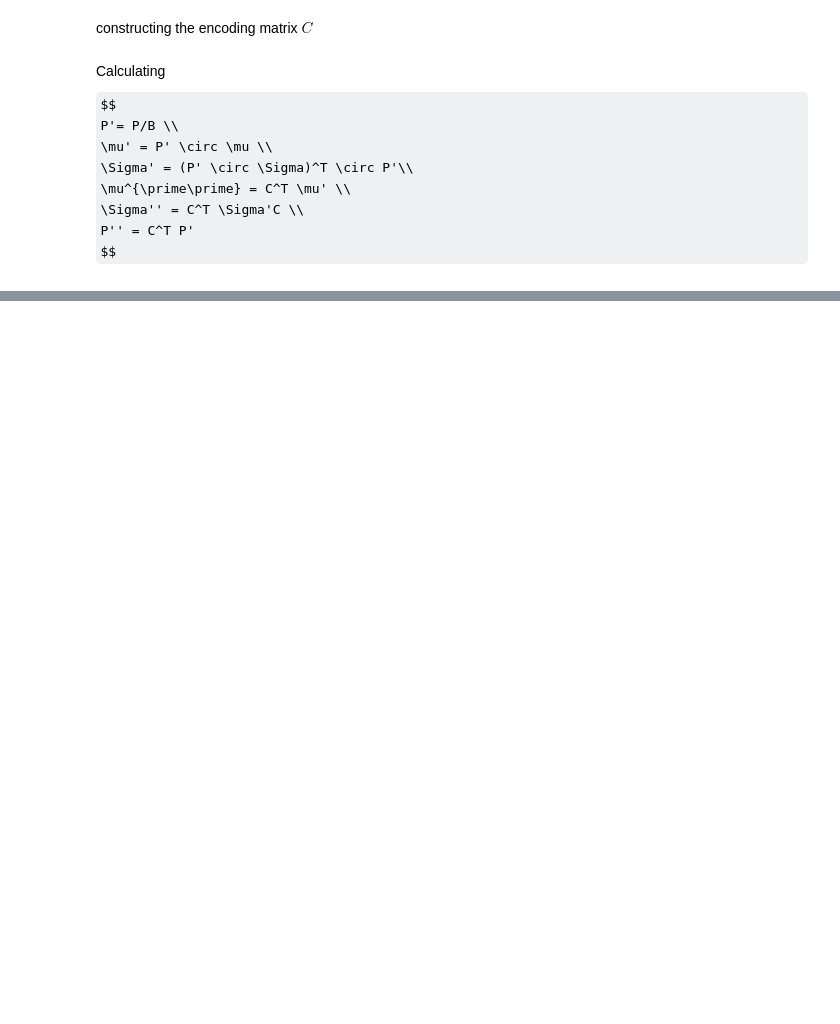
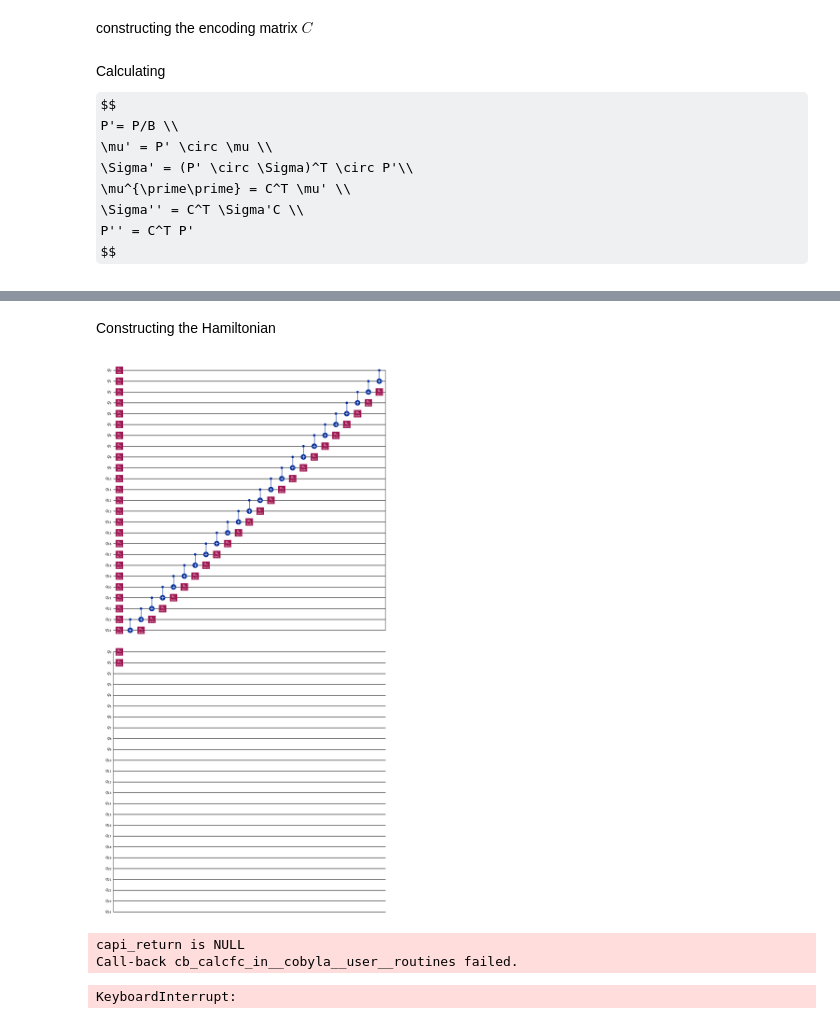
Before and after one commit to JoeJoeNguyen/quantumComputing, a Jupyter notebook: PortfolioOptimization/QPO.ipynb, the cells around one changed output, grey strips where cells are left out. Drawn from its saved outputs; the diff is of its cells as text; code cells hidden in the pictures; some formulas as TeX source; blank space fills up the shorter version.

```diff
--- a/PortfolioOptimization/QPO.ipynb
+++ b/PortfolioOptimization/QPO.ipynb
@@ -293,3 +179,64 @@ Sigma_prime = P_prime_sigma.T * P_prime
 mu_double_prime = C.T @ mu_prime
 
 Sigma_double_prime = C.T @ Sigma_prime @ C
+# %% [markdown]
+Constructing the Hamiltonian
+# %%
+from qiskit.quantum_info import SparsePauliOp, Pauli
+#Constraints
+pi = 0.5 * P_double_prime
+beta = 1 - np.sum(pi)
+n = len(P_double_prime) #total number of binary variables
+penalty = 10
+#QUBO terms
+h_q = mu_double_prime - 2 * penalty * P_double_prime #linear term
+Q_q = -risk_tolerance * Sigma_double_prime + penalty * np.outer(P_double_prime, P_double_prime) #quadratic term
+
+
+h_ising = np.zeros(n)
+J_ising = np.zeros((n, n))
+for i in range(n):
+    h_ising[i] = 0.5 * h_q[i] + 0.5 * np.sum(Q_q[i])
+    for j in range(i + 1, n):
+        J_ising[i, j] = 0.25 * Q_q[i, j]
+
+for i in range(n):
+    h_ising[i] += -2 * penalty * beta * pi[i]
+    for j in range(i + 1, n):
+        J_ising[i, j] += 2 * penalty * pi[i] * pi[j]
+
+
+# Build dictionary of Pauli terms
+pauli_dict = {}
+
+# Z_i terms
+for i in range(n):
+    label = ['I'] * n
+    label[n - i - 1] = 'Z'  # note Qiskit uses reversed qubit order
+    pauli_str = ''.join(label)
+    pauli_dict[pauli_str] = pauli_dict.get(pauli_str, 0) + h_ising[i]
+
+# Z_i Z_j terms
+for i in range(n):
+    for j in range(i + 1, n):
+        if J_ising[i, j] != 0:
+            label = ['I'] * n
+            label[n - i - 1] = 'Z'
+            label[n - j - 1] = 'Z'
+            pauli_str = ''.join(label)
+            pauli_dict[pauli_str] = pauli_dict.get(pauli_str, 0) + J_ising[i, j]
+
+# Create SparsePauliOp
+pauli_terms = list(pauli_dict.items())
+hamiltonian = SparsePauliOp.from_list(pauli_terms)
+
+from qiskit.circuit.library import RealAmplitudes
+from qiskit_algorithms import VQE
+from qiskit_algorithms.optimizers import COBYLA
+from qiskit.primitives import StatevectorEstimator, Sampler
+estimator = StatevectorEstimator()
+ansatz = RealAmplitudes(hamiltonian.num_qubits, reps=1)
+optimizer = COBYLA()
+ansatz.decompose().draw('mpl')
+# %% [output]
+[figure, added]
@@ -295,0 +273,11 @@ Sigma_double_prime = C.T @ Sigma_prime @ C
+# %%
+from scipy.optimize import minimize
+import numpy as np
+from qiskit_aer import Aer
+initial_params = np.random.uniform(low= -np.pi, high=np.pi, size=ansatz.num_parameters)
+result = minimize(cost_func_vqe, initial_params, args=(ansatz, hamiltonian, estimator), method="COBYLA",options={'maxiter': 12000})
+print(result)
+# %% [output]
+capi_return is NULL
+Call-back cb_calcfc_in__cobyla__user__routines failed.
+KeyboardInterrupt:
```
Also changed, not shown: parts of 9 cells of this notebook.
